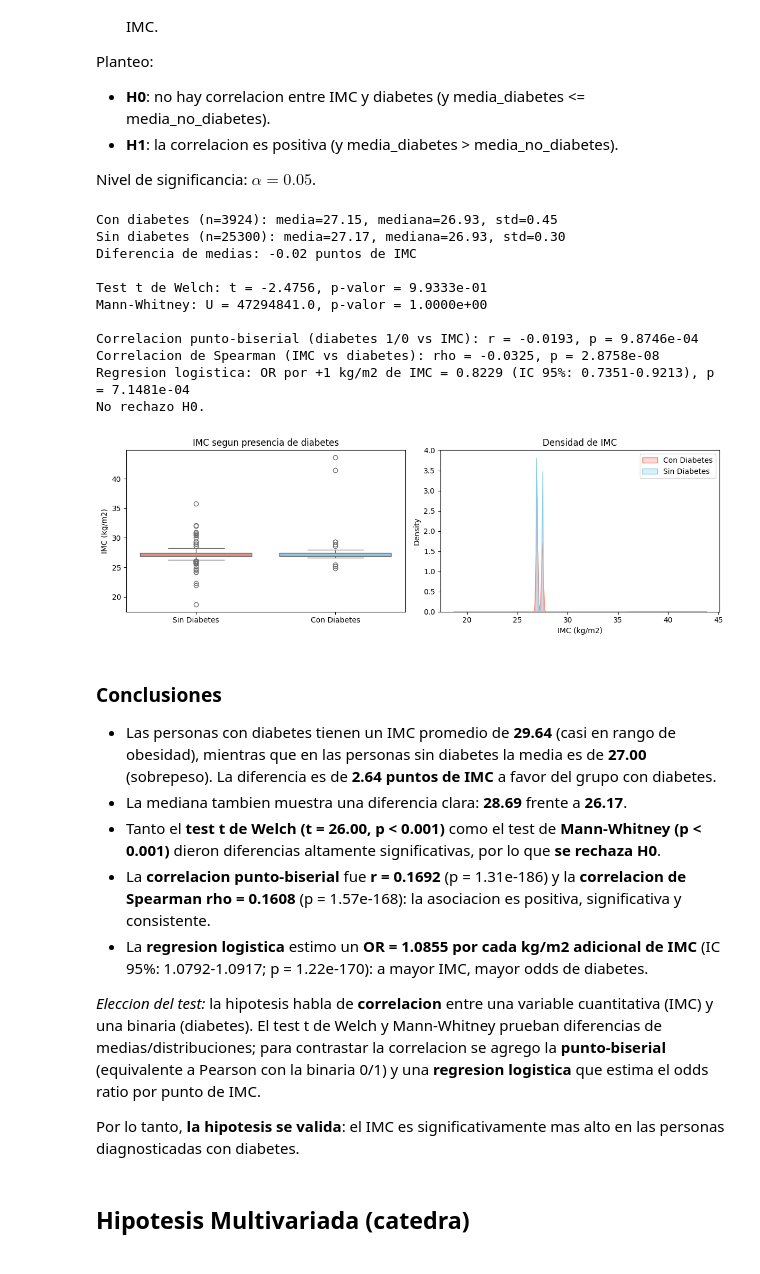
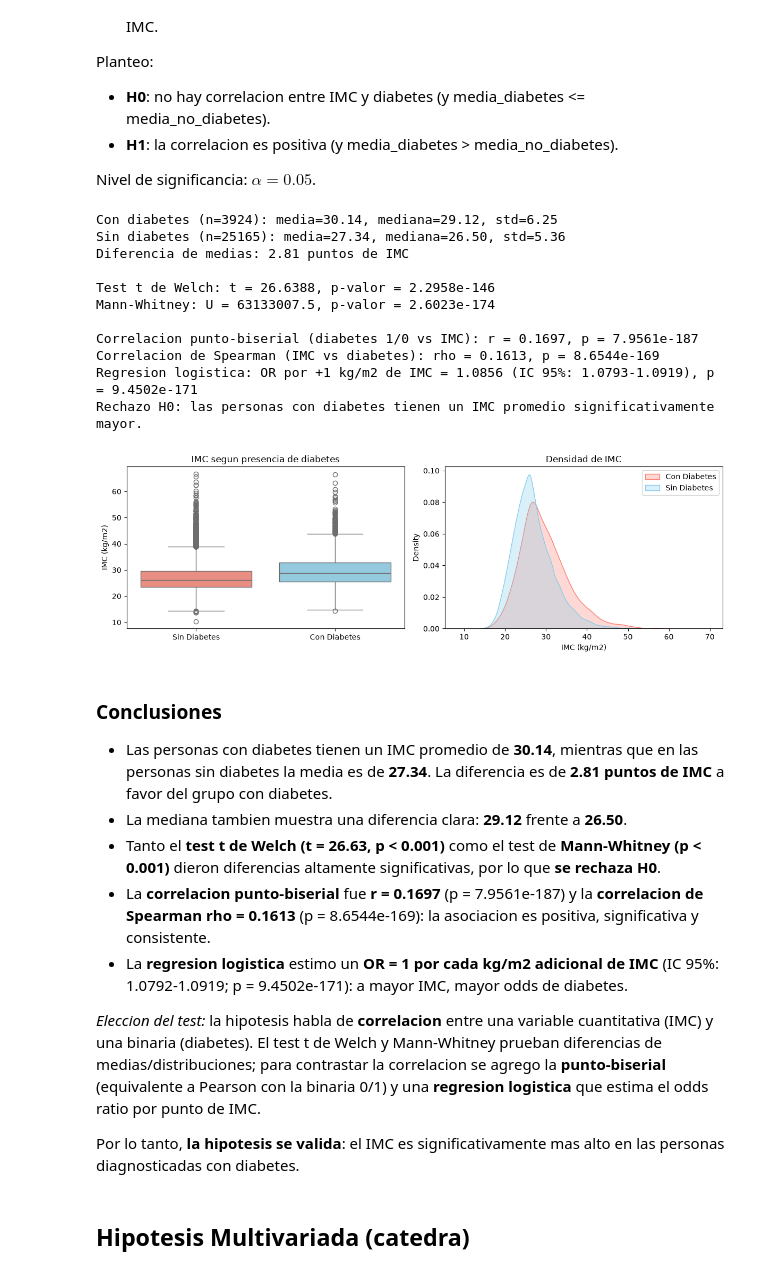
Before and after one commit to Franruaben11/fundamentos-enfr, a Jupyter notebook: analisis_enfr.ipynb, the cells around one changed output. Saved outputs shown, nothing was run; the diff lists cells and outputs as text; code cells hidden in the pictures.

```diff
--- a/analisis_enfr.ipynb
+++ b/analisis_enfr.ipynb
@@ -208,0 +225,2 @@ df.to_csv("dataset_filtrado.txt", sep="|", index=False)
+# %%
+df['imc_general'] = df['imc_bima'].fillna(df['imc'])
@@ -209,24 +246,2 @@ df.to_csv("dataset_filtrado.txt", sep="|", index=False)
 # %% [markdown]
 #### Vemos como quedan ahora los porcentajes
-# %%
-df = pd.read_csv("dataset_filtrado.txt", sep="|")
-df = df[columnas_elegidas]
-df = df.rename(columns={
-    "bhch03": "sexo",
-    "bhch04": "edad",
-    "bhih01": "ingreso_mensual",
-    "biaf07_m": "minutos_diarios_sentado",
-    "promedio_fv_diario": "porciones_diarias_de_frutas_verduras",
-    "bisg01": "percepcion_estado_de_salud",
-    "bima10": "peso",
-    "bima07": "altura",
-    "quintil_uc" : "quintil_ingresos",
-    "consumo_episodico_excesivo" : "consumo_episodico_excesivo_alcohol",
-    "bima13" : "perimetro_cintura",
-    "bimq05" : "glucosa"
-
-})
-porcentaje_nulos = (df_temp.isnull().sum() / len(df_temp)) * 100
-columnas_con_nulos = porcentaje_nulos[porcentaje_nulos > 0].sort_values(ascending=False)
-df_nulos = pd.DataFrame({"Porcentaje de Nulos (%)": columnas_con_nulos})
-df_nulos.head(100)
@@ -247,0 +248,7 @@ df_nulos.head(100)
+# %%
+columnas_elegidas = [nombres_nuevos.get(col,col) for col in columnas_elegidas]
+columnas_elegidas.remove("altura")
+columnas_elegidas.remove("peso")
+columnas_elegidas.append("imc_general")
+df = df[columnas_elegidas]
+calcular_porcentaje_nulos(df)
@@ -501,9 +478,0 @@ Filas que se pueden calcular exactas: 0
-# %%
-# 1. Si falta IMC, pero tenemos peso y altura
-df["imc_bima"] = df["imc_bima"].fillna(df["peso"] / ((df["altura"] / 100) ** 2))
-
-# 2. Si falta PESO, pero tenemos imc y altura
-df["peso"] = df["peso"].fillna(df["imc_bima"] * ((df["altura"] / 100) ** 2))
-
-# 3. Si falta ALTURA, pero tenemos peso e imc (multiplicamos por 100 para volver a cm)
-df["altura"] = df["altura"].fillna(np.sqrt(df["peso"] / df["imc_bima"]) * 100)
@@ -992,8 +863,8 @@ Nivel de significancia: $\alpha = 0.05$.
 # %%
 alpha = 0.05
 
-imc_si = df.loc[df["prevalencia_diabetes"] == 1, "imc"]
-imc_no = df.loc[df["prevalencia_diabetes"] == 2, "imc"]
+imc_si = df.loc[df["prevalencia_diabetes"] == 1, "imc_general"]
+imc_no = df.loc[df["prevalencia_diabetes"] == 2, "imc_general"]
 
 print(f"Con diabetes (n={len(imc_si)}): media={imc_si.mean():.2f}, mediana={imc_si.median():.2f}, std={imc_si.std():.2f}")
 print(f"Sin diabetes (n={len(imc_no)}): media={imc_no.mean():.2f}, mediana={imc_no.median():.2f}, std={imc_no.std():.2f}")
@@ -1044,51 +915,51 @@ sns.boxplot(
     data=df_temp,
     x="diabetes_str",
     y="imc",
     hue="diabetes_str",
     palette=["salmon", "skyblue"],
     legend=False,
     ax=axes[0],
 )
 axes[0].set_title("IMC segun presencia de diabetes")
 axes[0].set_xlabel("")
 axes[0].set_ylabel("IMC (kg/m2)")
 
 for grp, color in zip(["Con Diabetes", "Sin Diabetes"], ["salmon", "skyblue"]):
     sns.kdeplot(
         df_temp.loc[df_temp["diabetes_str"] == grp, "imc"],
         ax=axes[1],
         label=grp,
         color=color,
         fill=True,
         alpha=0.3,
     )
 axes[1].set_title("Densidad de IMC")
 axes[1].set_xlabel("IMC (kg/m2)")
 axes[1].legend()
 
 plt.tight_layout()
 plt.show()
 # %% [output]
-Con diabetes (n=3924): media=27.15, mediana=26.93, std=0.45
-Sin diabetes (n=25300): media=27.17, mediana=26.93, std=0.30
-Diferencia de medias: -0.02 puntos de IMC
+Con diabetes (n=3924): media=30.14, mediana=29.12, std=6.25
+Sin diabetes (n=25165): media=27.34, mediana=26.50, std=5.36
+Diferencia de medias: 2.81 puntos de IMC
 
-Test t de Welch: t = -2.4756, p-valor = 9.9333e-01
-Mann-Whitney: U = 47294841.0, p-valor = 1.0000e+00
+Test t de Welch: t = 26.6388, p-valor = 2.2958e-146
+Mann-Whitney: U = 63133007.5, p-valor = 2.6023e-174
 
-Correlacion punto-biserial (diabetes 1/0 vs IMC): r = -0.0193, p = 9.8746e-04
-Correlacion de Spearman (IMC vs diabetes): rho = -0.0325, p = 2.8758e-08
-Regresion logistica: OR por +1 kg/m2 de IMC = 0.8229 (IC 95%: 0.7351-0.9213), p = 7.1481e-04
-No rechazo H0.
+Correlacion punto-biserial (diabetes 1/0 vs IMC): r = 0.1697, p = 7.9561e-187
+Correlacion de Spearman (IMC vs diabetes): rho = 0.1613, p = 8.6544e-169
+Regresion logistica: OR por +1 kg/m2 de IMC = 1.0856 (IC 95%: 1.0793-1.0919), p = 9.4502e-171
+Rechazo H0: las personas con diabetes tienen un IMC promedio significativamente mayor.
-[figure, old version]
+[figure, new version]
 # %% [markdown]
 ### Conclusiones
 
-- Las personas con diabetes tienen un IMC promedio de **29.64** (casi en rango de obesidad), mientras que en las personas sin diabetes la media es de **27.00** (sobrepeso). La diferencia es de **2.64 puntos de IMC** a favor del grupo con diabetes.
-- La mediana tambien muestra una diferencia clara: **28.69** frente a **26.17**.
-- Tanto el **test t de Welch (t = 26.00, p < 0.001)** como el test de **Mann-Whitney (p < 0.001)** dieron diferencias altamente significativas, por lo que **se rechaza H0**.
-- La **correlacion punto-biserial** fue **r = 0.1692** (p = 1.31e-186) y la **correlacion de Spearman** **rho = 0.1608** (p = 1.57e-168): la asociacion es positiva, significativa y consistente.
-- La **regresion logistica** estimo un **OR = 1.0855 por cada kg/m2 adicional de IMC** (IC 95%: 1.0792-1.0917; p = 1.22e-170): a mayor IMC, mayor odds de diabetes.
+- Las personas con diabetes tienen un IMC promedio de **30.14**, mientras que en las personas sin diabetes la media es de **27.34**. La diferencia es de **2.81 puntos de IMC** a favor del grupo con diabetes.
+- La mediana tambien muestra una diferencia clara: **29.12** frente a **26.50**.
+- Tanto el **test t de Welch (t = 26.63, p < 0.001)** como el test de **Mann-Whitney (p < 0.001)** dieron diferencias altamente significativas, por lo que **se rechaza H0**.
+- La **correlacion punto-biserial** fue **r = 0.1697** (p = 7.9561e-187) y la **correlacion de Spearman** **rho = 0.1613** (p = 8.6544e-169): la asociacion es positiva, significativa y consistente.
+- La **regresion logistica** estimo un **OR = 1 por cada kg/m2 adicional de IMC** (IC 95%: 1.0792-1.0919; p = 9.4502e-171): a mayor IMC, mayor odds de diabetes.
 
 *Eleccion del test:* la hipotesis habla de **correlacion** entre una variable cuantitativa (IMC) y una binaria (diabetes). El test t de Welch y Mann-Whitney prueban diferencias de medias/distribuciones; para contrastar la correlacion se agrego la **punto-biserial** (equivalente a Pearson con la binaria 0/1) y una **regresion logistica** que estima el odds ratio por punto de IMC.
 
```
Also changed, not shown: parts of 65 cells of this notebook, 1 other file.
